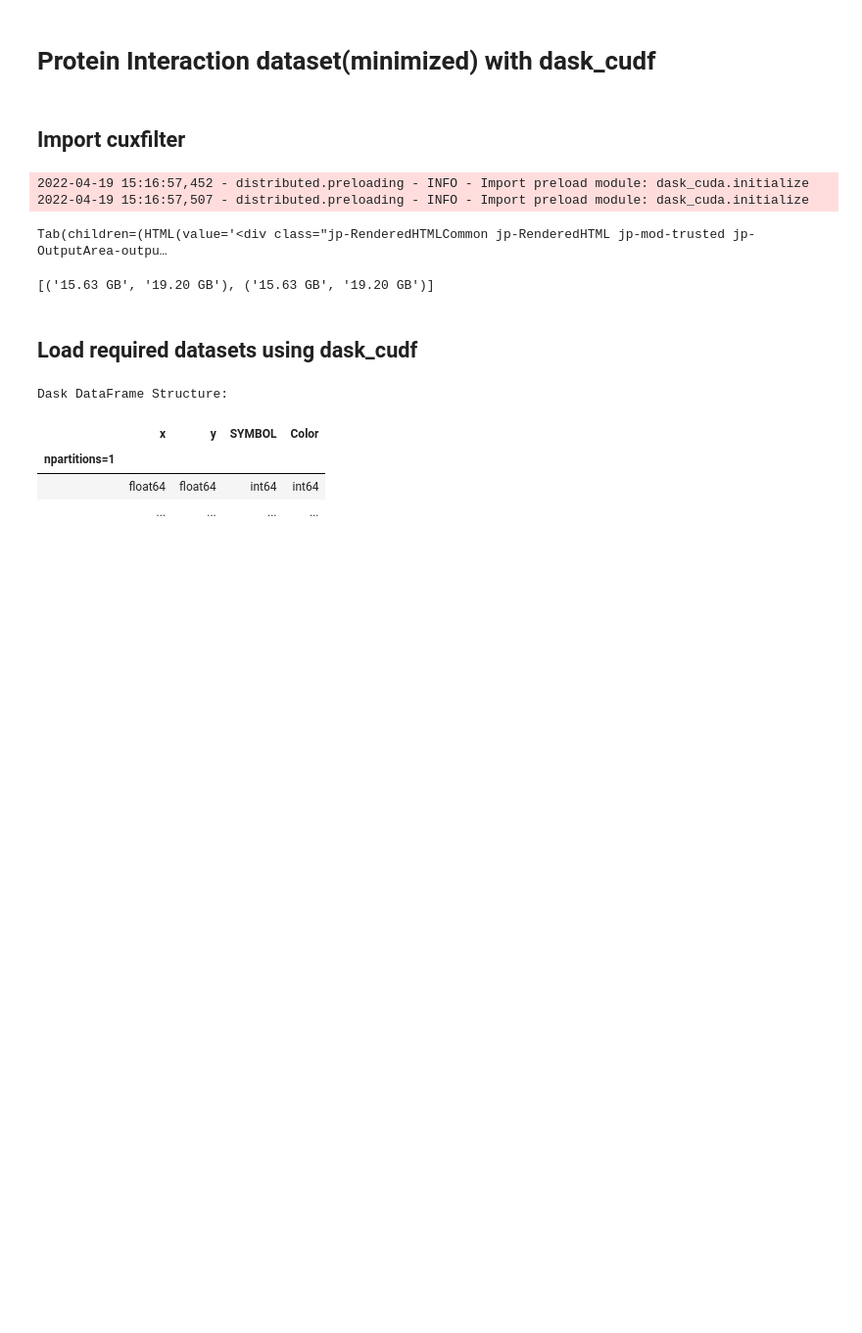
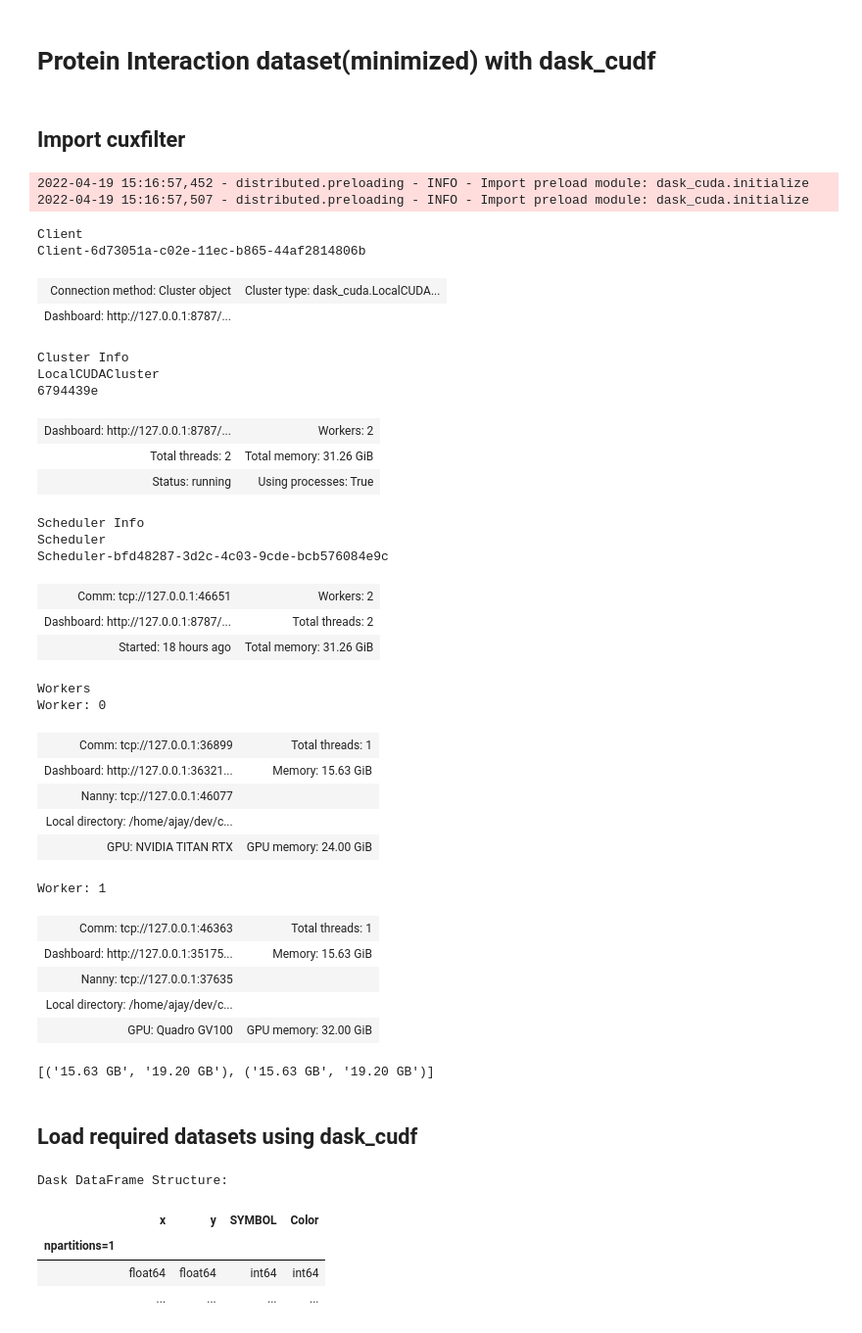
Before and after one commit to AjayThorve/cuxfilter, a Jupyter notebook: notebooks/cuxfilter with dask_cudf/graphs_dask_distributed.ipynb, the cells around one changed output. Shown at 98% size. Saved outputs shown, nothing was run; the diff lists cells and outputs as text; code cells hidden in the pictures; blank space fills up the shorter version.

```diff
--- a/notebooks/cuxfilter with dask_cudf/graphs_dask_distributed.ipynb
+++ b/notebooks/cuxfilter with dask_cudf/graphs_dask_distributed.ipynb
@@ -11,9 +11,37 @@ client = Client(LocalCUDACluster())
 2022-04-19 15:16:57,452 - distributed.preloading - INFO - Import preload module: dask_cuda.initialize
 2022-04-19 15:16:57,507 - distributed.preloading - INFO - Import preload module: dask_cuda.initialize
 # %%
-client.cluster
+client
 # %% [output]
-Tab(children=(HTML(value='<div class="jp-RenderedHTMLCommon jp-RenderedHTML jp-mod-trusted jp-OutputArea-outpu…
+Client
+Client-6d73051a-c02e-11ec-b865-44af2814806b
+| Connection method: Cluster object | Cluster type: dask_cuda.LocalCUDA... |
+| Dashboard: http://127.0.0.1:8787/... |  |
+Cluster Info
+LocalCUDACluster
+6794439e
+| Dashboard: http://127.0.0.1:8787/... | Workers: 2 |
+| Total threads: 2 | Total memory: 31.26 GiB |
+| Status: running | Using processes: True |
+Scheduler Info
+Scheduler
+Scheduler-bfd48287-3d2c-4c03-9cde-bcb576084e9c
+| Comm: tcp://127.0.0.1:46651 | Workers: 2 |
+| Dashboard: http://127.0.0.1:8787/... | Total threads: 2 |
+| Started: 18 hours ago | Total memory: 31.26 GiB |
+Workers
+Worker: 0
+| Comm: tcp://127.0.0.1:36899 | Total threads: 1 |
+| Dashboard: http://127.0.0.1:36321... | Memory: 15.63 GiB |
+| Nanny: tcp://127.0.0.1:46077 |  |
+| Local directory: /home/ajay/dev/c... |  |
+| GPU: NVIDIA TITAN RTX | GPU memory: 24.00 GiB |
+Worker: 1
+| Comm: tcp://127.0.0.1:46363 | Total threads: 1 |
+| Dashboard: http://127.0.0.1:35175... | Memory: 15.63 GiB |
+| Nanny: tcp://127.0.0.1:37635 |  |
+| Local directory: /home/ajay/dev/c... |  |
+| GPU: Quadro GV100 | GPU memory: 32.00 GiB |
 # %%
 def datasize(num1, num2):
     return ('{0:.2f} GB'.format(num1 / float(1024 ** 3)), '{0:.2f} GB'.format(num2/ float(1024 ** 3)))
```
